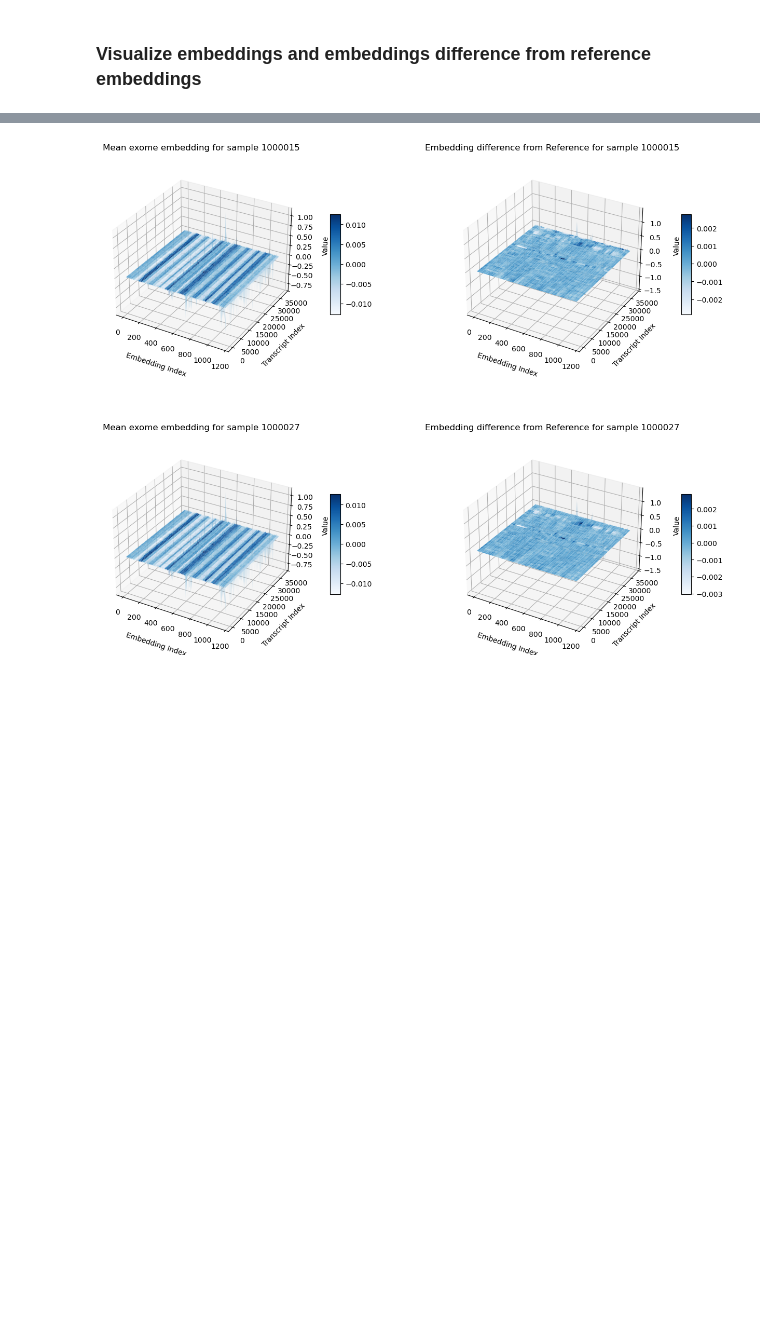
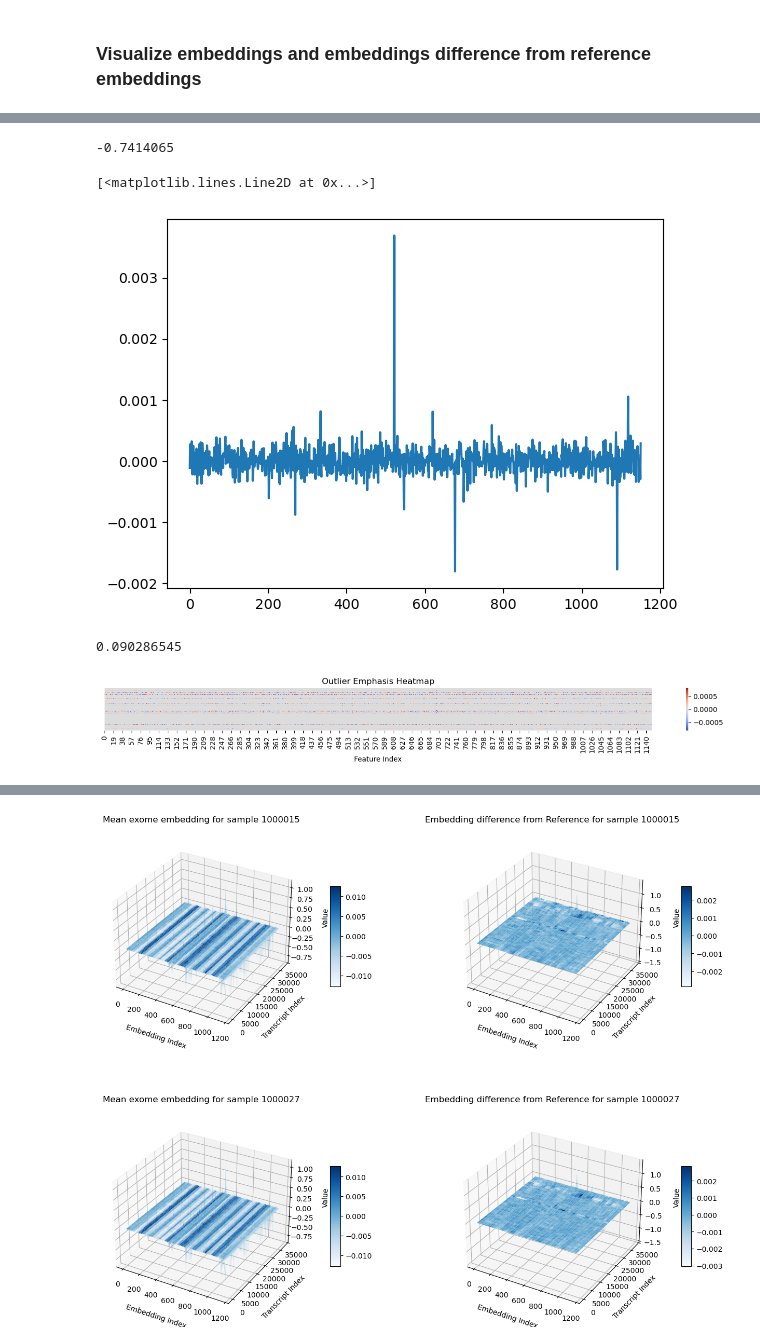
Before and after one commit to khoa-yelo/ukbb_gwas, a Jupyter notebook: notebooks/ExomeDL.ipynb, the cells around one changed output, grey strips where cells are left out. Drawn from its saved outputs; the diff is of its cells as text; code cells hidden in the pictures; blank space fills up the shorter version.

```diff
--- a/notebooks/ExomeDL.ipynb
+++ b/notebooks/ExomeDL.ipynb
@@ -98,0 +166,13 @@ def visualize_exome_embeddings_batch(data, ref, sample_ids, flag):
+# %%
+(mean_data["1000032"] - mean_ref).min()
+# %% [output]
+-0.7414065
+# %%
+plt.plot((mean_data["1000032"] - mean_ref)[16])
+# %% [output]
+[<matplotlib.lines.Line2D at 0x...>]
+[figure, added]
+# %%
+(mean_data["1000032"][:1000] - mean_ref[:1000]).max()
+# %% [output]
+0.090286545
@@ -98,0 +181,23 @@ def visualize_exome_embeddings_batch(data, ref, sample_ids, flag):
+# %%
+import numpy as np
+import matplotlib.pyplot as plt
+import seaborn as sns
+
+diff = mean_data["1000032"][:1000] - mean_ref[:1000]
+
+# Mask zeros
+masked_diff = np.ma.masked_where(diff == 0, diff)
+
+# Optionally clip extreme values for color scaling
+vmax = np.percentile(np.abs(diff), 99)  # top 1% abs value
+vmin = -vmax
+
+plt.figure(figsize=(14, 2))
+sns.heatmap(masked_diff, cmap="coolwarm", center=0, vmin=vmin, vmax=vmax, cbar=True)
+plt.title("Outlier Emphasis Heatmap")
+plt.xlabel("Feature Index")
+plt.yticks([])
+plt.tight_layout()
+plt.show()
+# %% [output]
+[figure, added]
```
Also changed, not shown: parts of 27 cells of this notebook, 2 other files.
